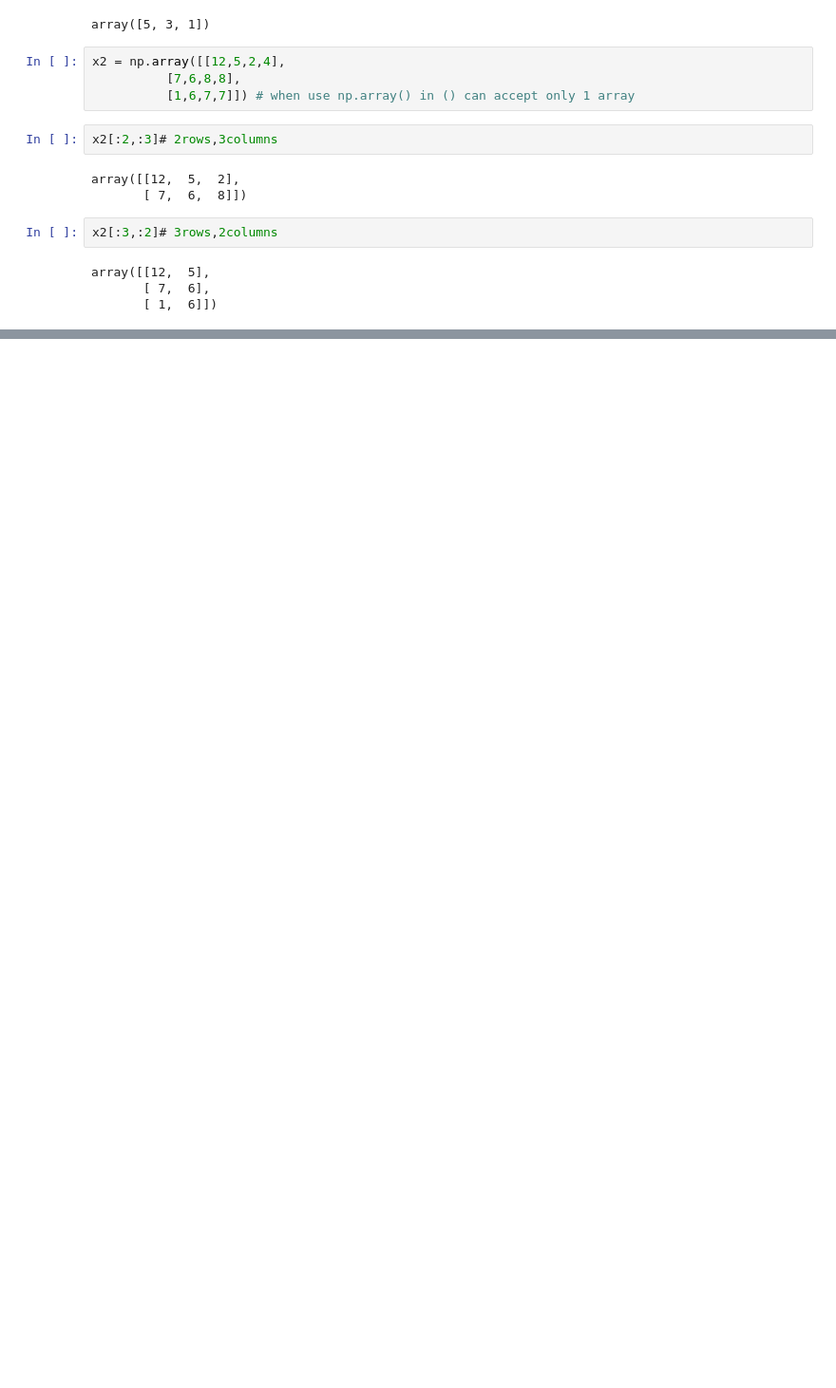
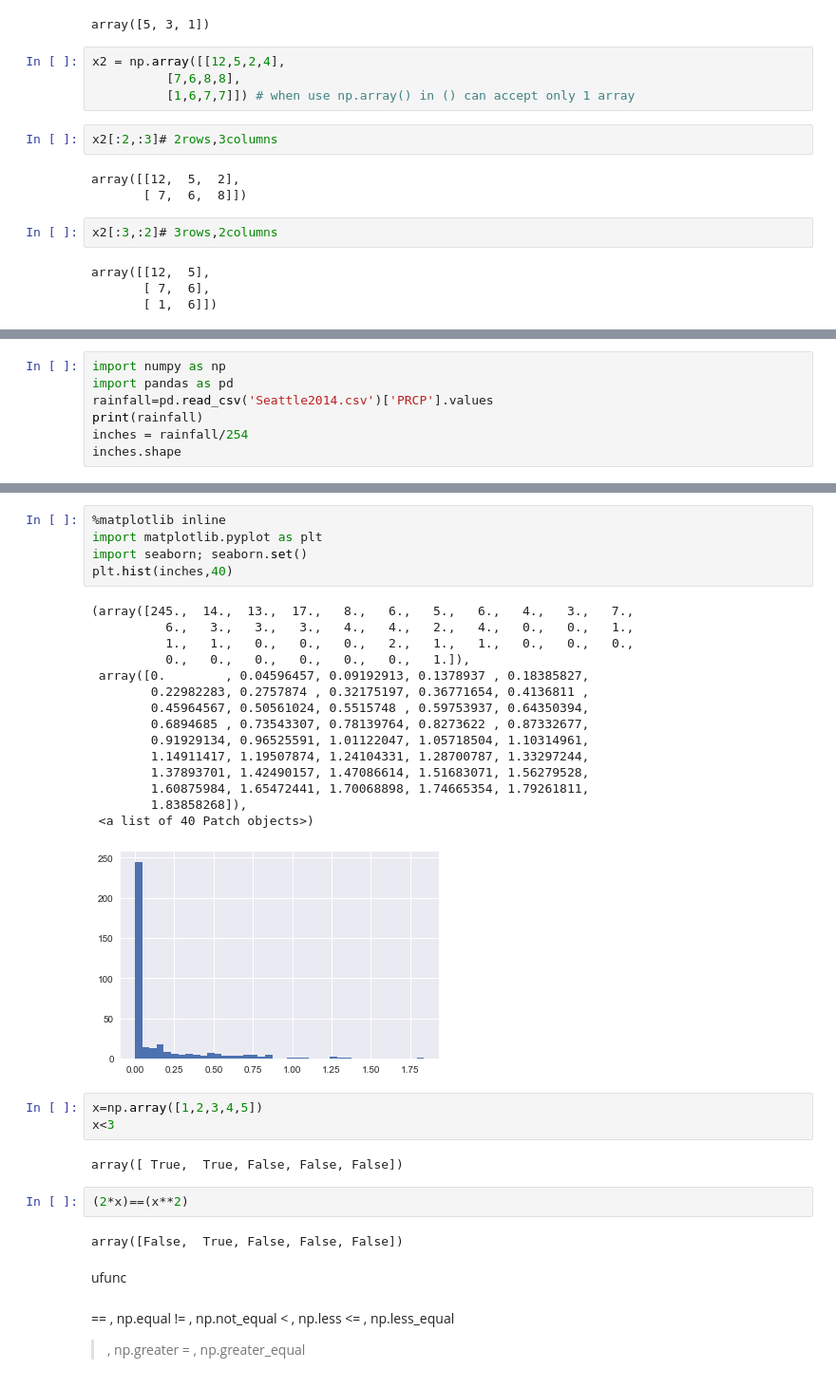
Before and after one commit to gudrb/Python-data-science-handbook, a Jupyter notebook: chapter2.ipynb, the cells around one changed output, grey strips where cells are left out. Shown: that part at 95% size. Drawn from its saved outputs; the diff is of its cells as text; blank space fills up the shorter version.

```diff
--- a/chapter2.ipynb
+++ b/chapter2.ipynb
@@ -136,0 +367,7 @@ array([[12,  5],
+# %%
+import numpy as np
+import pandas as pd
+rainfall=pd.read_csv('Seattle2014.csv')['PRCP'].values
+print(rainfall)
+inches = rainfall/254
+inches.shape
@@ -136,0 +393,39 @@ array([[12,  5],
+# %%
+%matplotlib inline
+import matplotlib.pyplot as plt
+import seaborn; seaborn.set()
+plt.hist(inches,40)
+# %% [output]
+(array([245.,  14.,  13.,  17.,   8.,   6.,   5.,   6.,   4.,   3.,   7.,
+          6.,   3.,   3.,   3.,   4.,   4.,   2.,   4.,   0.,   0.,   1.,
+          1.,   1.,   0.,   0.,   0.,   2.,   1.,   1.,   0.,   0.,   0.,
+          0.,   0.,   0.,   0.,   0.,   0.,   1.]),
+ array([0.        , 0.04596457, 0.09192913, 0.1378937 , 0.18385827,
+        0.22982283, 0.2757874 , 0.32175197, 0.36771654, 0.4136811 ,
+        0.45964567, 0.50561024, 0.5515748 , 0.59753937, 0.64350394,
+        0.6894685 , 0.73543307, 0.78139764, 0.8273622 , 0.87332677,
+        0.91929134, 0.96525591, 1.01122047, 1.05718504, 1.10314961,
+        1.14911417, 1.19507874, 1.24104331, 1.28700787, 1.33297244,
+        1.37893701, 1.42490157, 1.47086614, 1.51683071, 1.56279528,
+        1.60875984, 1.65472441, 1.70068898, 1.74665354, 1.79261811,
+        1.83858268]),
+ <a list of 40 Patch objects>)
+[figure, added]
+# %%
+x=np.array([1,2,3,4,5])
+x<3
+# %% [output]
+array([ True,  True, False, False, False])
+# %%
+(2*x)==(x**2)
+# %% [output]
+array([False,  True, False, False, False])
+# %% [markdown]
+ufunc
+# %% [markdown]
+== , np.equal
+!= , np.not_equal
+<  , np.less
+<= , np.less_equal
+>  , np.greater
+>= , np.greater_equal
```
Also changed, not shown: parts of 76 cells of this notebook.
